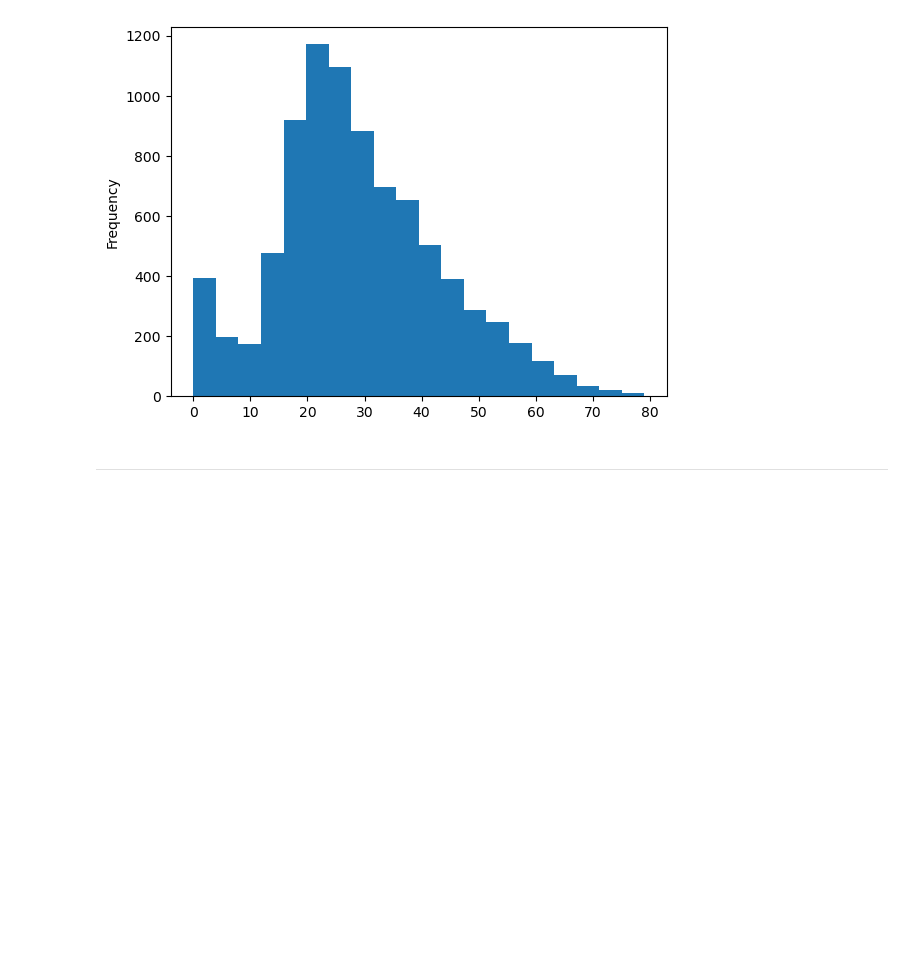
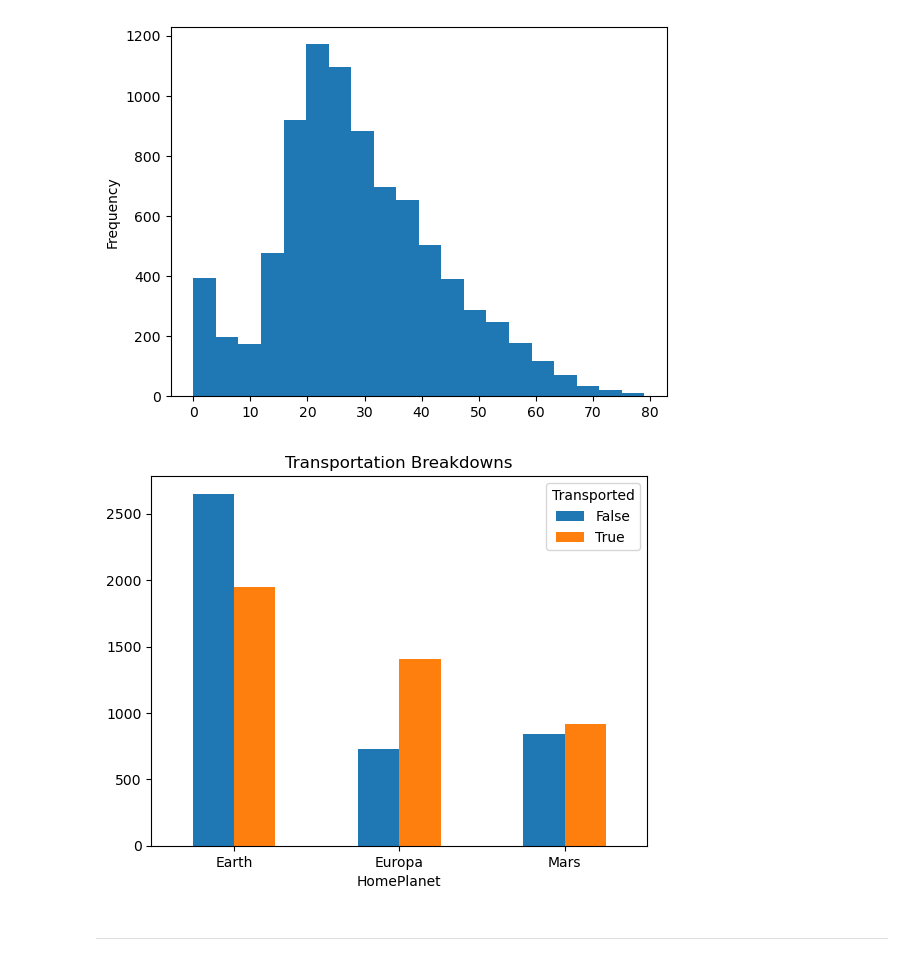
Before and after one commit to dvdhartsman/Spaceship_Titanic, a Jupyter notebook: Spaceship_Titanic.ipynb, the cells around one changed output. Cells and saved outputs as stored; diff of their text form; code cells hidden in the pictures; blank space fills up the shorter version.

Commit message:
New PLot using groupby unstack

```diff
--- a/Spaceship_Titanic.ipynb
+++ b/Spaceship_Titanic.ipynb
@@ -127,6 +129,10 @@ df["Age"].plot(kind="hist", bins=20)
 [figure]
 # %%
 df["ordered_id"] = df["PassengerId"].str.replace("_", "").astype(int)
+# %%
+df.groupby("HomePlanet")["Transported"].value_counts().unstack().plot(kind="bar", title="Transportation Breakdowns", rot=0);
+# %% [output]
+[figure, added]
 # %% [markdown]
 <hr style="border: 3px solid black">
 # %% [markdown]
```
Also changed, not shown: parts of 1 cell of this notebook.
